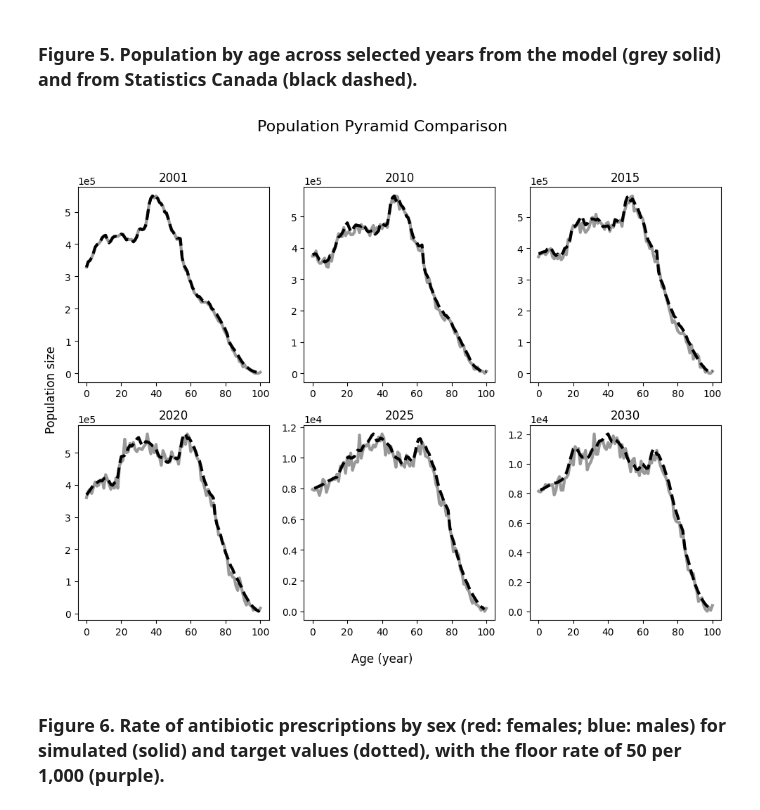
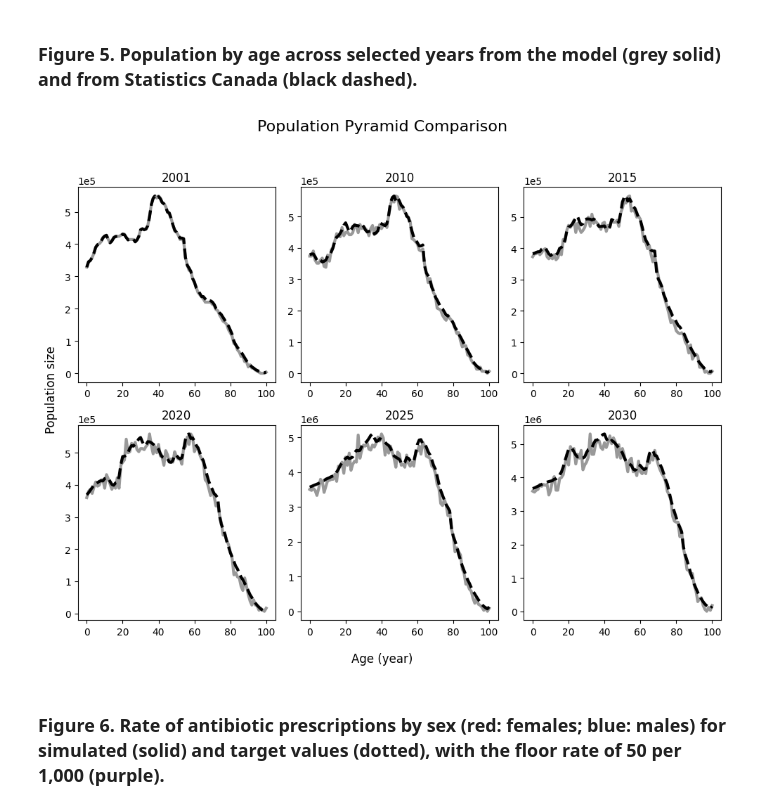
Before and after one commit to resplab/leap, a Jupyter notebook: notebook.ipynb, the cells around one changed output. Saved outputs shown, nothing was run; the diff lists cells and outputs as text; code cells hidden in the pictures.

Commit message:
use cleaned population CSV to make figure 5

```diff
--- a/notebook.ipynb
+++ b/notebook.ipynb
@@ -156,53 +65,61 @@ num_cols = 3
 num_rows = 2
 figure_years = [2001, 2010, 2015, 2020, 2025, 2030]
 
-# Read in population data from StatsCanada
-canada_initial_pop_df = pd.read_csv("leap/processed_data/initial_pop_distribution.csv")
-canada_initial_pop_df = canada_initial_pop_df.query("province == @chosen_province and year >= @baseline_year")
+# Read in cleaned population data from StatsCanada
+canada_pop_df = pd.read_csv("leap/processed_data/birth/initial_pop_distribution_prop.csv")
+# Filter to only include chosen province, and  dates after chosen baseline year
+canada_pop_df = canada_pop_df[
+    (canada_pop_df['province'] == chosen_province) &
+    (canada_pop_df['year'] >= baseline_year)
+]
 
 # Read in population data from simulation
 simulation_df = pd.read_csv("output/BIG_CA_30/outcome_matrix_alive.csv")
-simulation_df = simulation_df.query("year >= @baseline_year")
 
+simulation_df = simulation_df[simulation_df["year"] >= baseline_year]
+# Filter to only include dates after chosen baseline year
 fig, axs = plt.subplots(nrows=num_rows, ncols=num_cols, figsize=(10, 8))
 
+# Loop over figure years to make one plot per year
 for i, year in enumerate(figure_years):
-    ax : plt.Axes = axs[i // num_cols][i % num_cols]
+    # Get axis for current plot by indexing with i
+    ax: plt.Axes = axs[i // num_cols][i % num_cols]
 
     # Filter stats data by current year
-    if i < 4:
-        canada_pop_filtered_df = canada_initial_pop_df.query("year == @year")
-    else:
-        canada_pop_filtered_df = pop_proj.query("year == @year")
+    canada_pop_filtered_df = canada_pop_df[canada_pop_df["year"] == year]
+    # Group stats data by age and sum over sexes to current number of population for each age
     canada_pop_totaled_df = canada_pop_filtered_df.groupby("age").sum().reset_index()
 
     # Filter simulation data by current year
     simulation_pop_filtered_df = simulation_df[(simulation_df["year"] == year) &
-                                           (simulation_df["age"] <= 100)]
+                                               (simulation_df["age"] <= 100)]
+    # Group by age and sum over sexes to current number of population for each age
     simulation_pop_totaled_df = simulation_pop_filtered_df.groupby("age").sum().reset_index()
     # Scale the simulation data to match the maximum population of the stats data
-    scaling_factor = canada_pop_totaled_df["n"].max() / simulation_pop_totaled_df["n_alive"].max()
+    max_stats_age = canada_pop_totaled_df["n_age"].max()
+    max_simulation_age = simulation_pop_totaled_df["n_alive"].max()
+    scaling_factor = max_stats_age / max_simulation_age
     simulation_pop_totaled_df["n_alive"] *= scaling_factor
 
     # Plot simulation data
     ax.plot(simulation_pop_totaled_df["age"], simulation_pop_totaled_df["n_alive"],
             color="#999999", linestyle="-", linewidth=3, label="simulated")
     # Plot historical and projected data from Stats Canada
-    ax.plot(canada_pop_totaled_df["age"], canada_pop_totaled_df["n"],
+    ax.plot(canada_pop_totaled_df["age"], canada_pop_totaled_df["n_age"],
             color="black", linestyle="dashed", linewidth=3, label="observed")
-
 
     # Title and Labels
     ax.set_title(f"{year}", fontsize=12)
     ax.ticklabel_format(style='scientific', axis='y', scilimits=(0, 0))
 
+# Additional labels
 fig.supxlabel("Age (year)")
 fig.supylabel("Population size")
 fig.suptitle("Population Pyramid Comparison", fontsize=16)
 plt.tight_layout(rect=[0, 0, 1, 0.95])
 plt.show()
 # %% [output]
-[figure, old version]
+[figure, new version]
 # %% [markdown]
 ### Figure 6. Rate of antibiotic prescriptions by sex (red: females; blue: males) for simulated (solid) and target values (dotted), with the floor rate of 50 per 1,000 (purple).
 # %%
```
Also changed, not shown: parts of 2 cells of this notebook, 1 other file.
